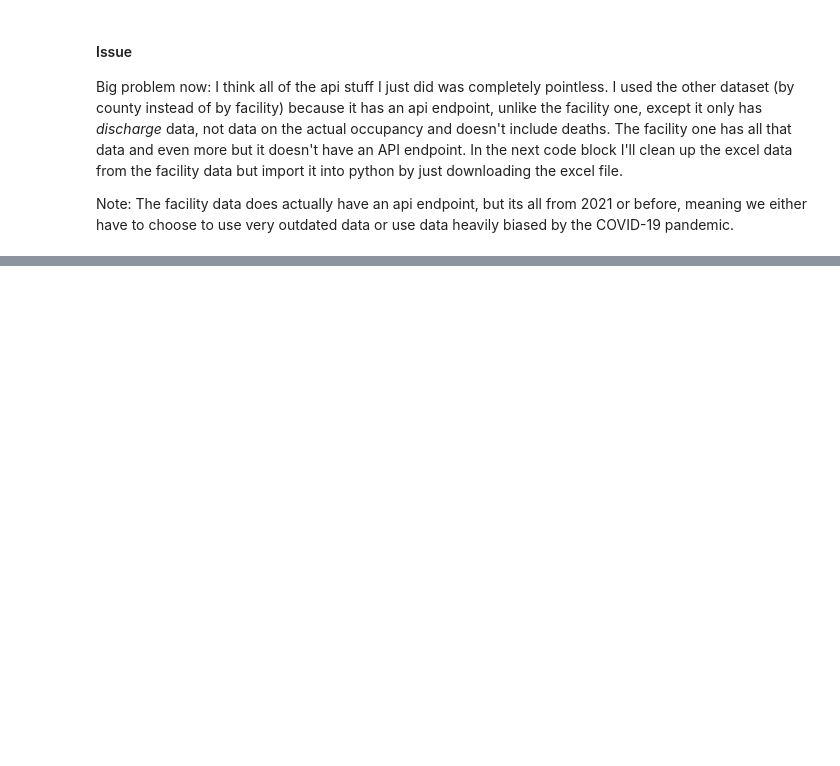
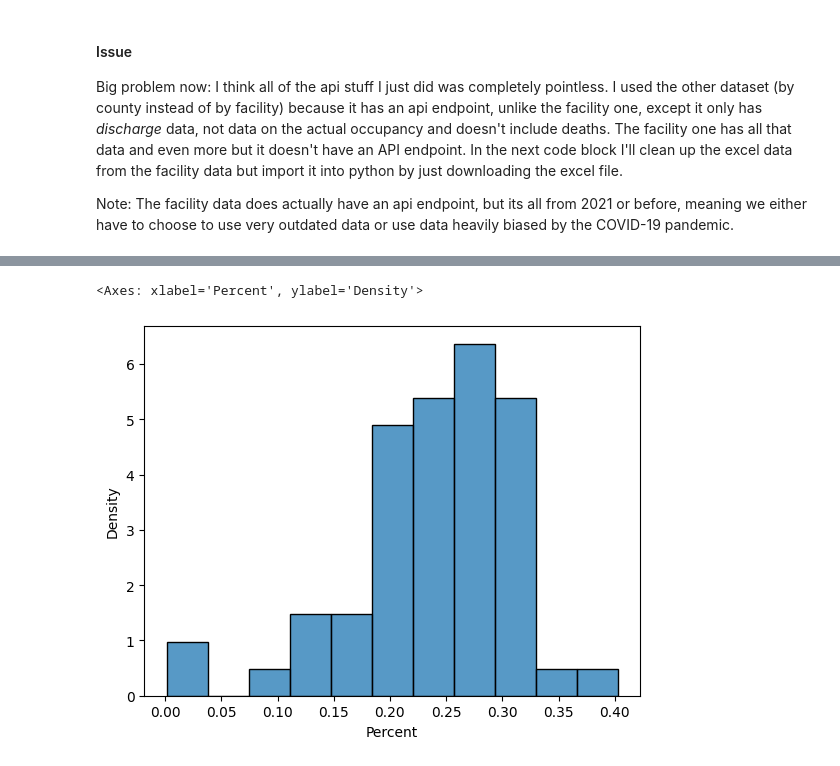
Before and after one commit to zaschan-gif/STA141B_Final_Project, a Jupyter notebook: STA141 Final Project.ipynb, the cells around one changed output, grey strips where cells are left out. Cells and saved outputs as stored; diff of their text form; code cells hidden in the pictures; blank space fills up the shorter version.

Commit message:
Started to make visualizations and added facility data group selector function

```diff
--- a/STA141 Final Project.ipynb
+++ b/STA141 Final Project.ipynb
@@ -242,0 +220,24 @@ facility_data
+# %%
+def facility_data_county_selector(df,filter):
+    '''
+    Takes a the raw facility dataframe and list of wanted variables and filters out everything but wanted variables aand groups by county.
+
+    Parameters:
+        df: The Facility Data dataframe
+        filter: A list of variables you want from the dataframe
+
+    Returns:
+        Pandas dataframe grouped by county
+    '''
+    if type(filter) is list:
+        filter = filter
+    else:
+        filter = list(filter)
+    filter = ['COUNTY'] + filter
+    df = df.filter(items = filter)
+    for var in list(df.columns)[1:len(df.columns)]:
+        df[var] = df[var].apply(pd.to_numeric)
+        df[var] = df.groupby('COUNTY')[var].transform('sum')
+    df = df.drop_duplicates()
+    return df
+def facility_data_by_region(df,regions):
@@ -242,0 +262,10 @@ facility_data
+# %%
+facility_data = pd.read_excel('./data/2024pddpivot.xlsx', sheet_name='Data')
+facility_data_groups = {'sex':["Sex_Male", 'Sex_Female', 'Sex_Other_Unknown'],
+                        'age':['Age_0_09', 'Age_10_19', 'Age_20_29', 'Age_30_39', 'Age_40_49', 'Age_50_59', 'Age_60_69', 'Age_70_79', 'Age_80_', 'Age_Other_Unknown'],
+                        'ethnicity':['eth_Hispanic', 'eth_NonHispanic', 'eth_Other_Unknown'],
+                        'race':['racegrp_aman', 'racegrp_asian', 'racegrp_nhpi', 'racegrp_black', 'racegrp_white', 'racegrp_unknown', 'racegrp_other', 'racegrp_multirace'],
+                        'diagnosis_group':['dx_Infectious', 'dx_Circulatory', 'dx_Respiratory', 'dx_Digestive', 'dx_Infectious', 'dx_Skin', 'dx_MentalHealth']}
+
+demographic_facility_data = {k:facility_data_county_selector(facility_data,facility_data_groups[k]) for k in facility_data_groups}
+demographic_facility_data = {k:demographic_facility_data[k].assign(Total = demographic_facility_data[k].drop(labels = 'COUNTY', axis=1).sum(axis=1)) for k in facility_data_groups}
@@ -242,0 +277,8 @@ facility_data
+# %%
+circulatory_data_tidy = demographic_facility_data['diagnosis_group'].filter(items=['COUNTY','dx_Circulatory','Total'])
+circulatory_data_tidy = circulatory_data_tidy.assign(Percent = lambda x: x['dx_Circulatory']/x['Total'])
+circulatory_data_tidy
+sns.histplot(circulatory_data_tidy, x='Percent', stat='density')
+# %% [output]
+<Axes: xlabel='Percent', ylabel='Density'>
+[figure, added]
```
Also changed, not shown: parts of 3 cells of this notebook.
